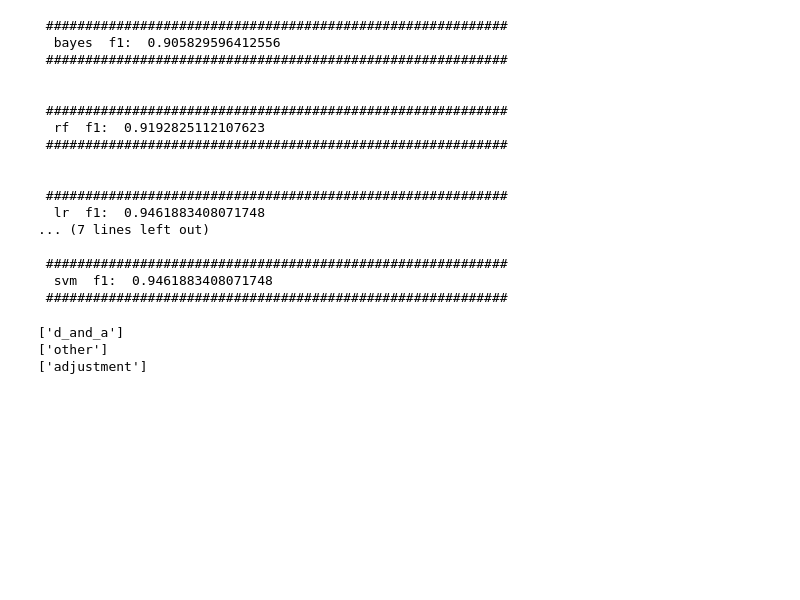
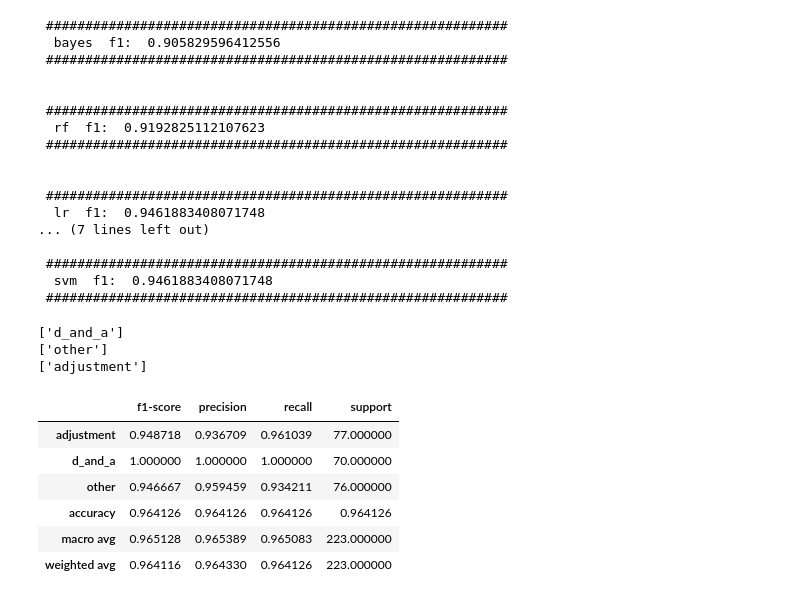
Before and after one commit to williamdaburke/accounts_classification_toy, a Jupyter notebook: accounts_classification_toy__tfidf.ipynb, the cells around one changed output. Saved outputs shown, nothing was run; the diff lists cells and outputs as text; code cells hidden in the pictures; blank space fills up the shorter version.

```diff
--- a/accounts_classification_toy__tfidf.ipynb
+++ b/accounts_classification_toy__tfidf.ipynb
@@ -216,3 +216,14 @@ print(models_dict['linearsvc']['clf'].predict(['cost of convertible loans']))
 ['d_and_a']
 ['other']
 ['adjustment']
+# %%
+report_df = pd.DataFrame(classification_report(yval, models_dict['linearsvc']['y_pred'], output_dict=True)).transpose()
+report_df
+# %% [output]
+|  | f1-score | precision | recall | support |
+| adjustment | 0.948718 | 0.936709 | 0.961039 | 77.000000 |
+| d_and_a | 1.000000 | 1.000000 | 1.000000 | 70.000000 |
+| other | 0.946667 | 0.959459 | 0.934211 | 76.000000 |
+| accuracy | 0.964126 | 0.964126 | 0.964126 | 0.964126 |
+| macro avg | 0.965128 | 0.965389 | 0.965083 | 223.000000 |
+| weighted avg | 0.964116 | 0.964330 | 0.964126 | 223.000000 |
```
